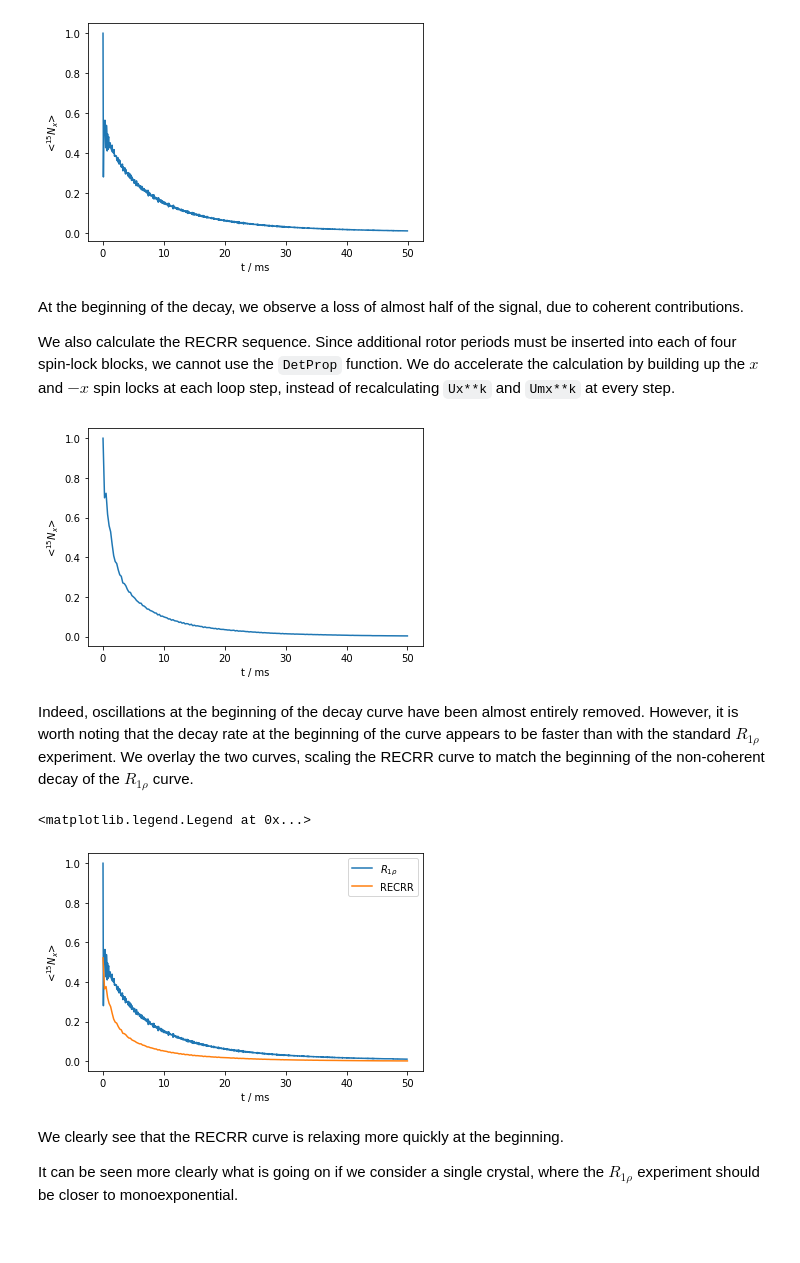
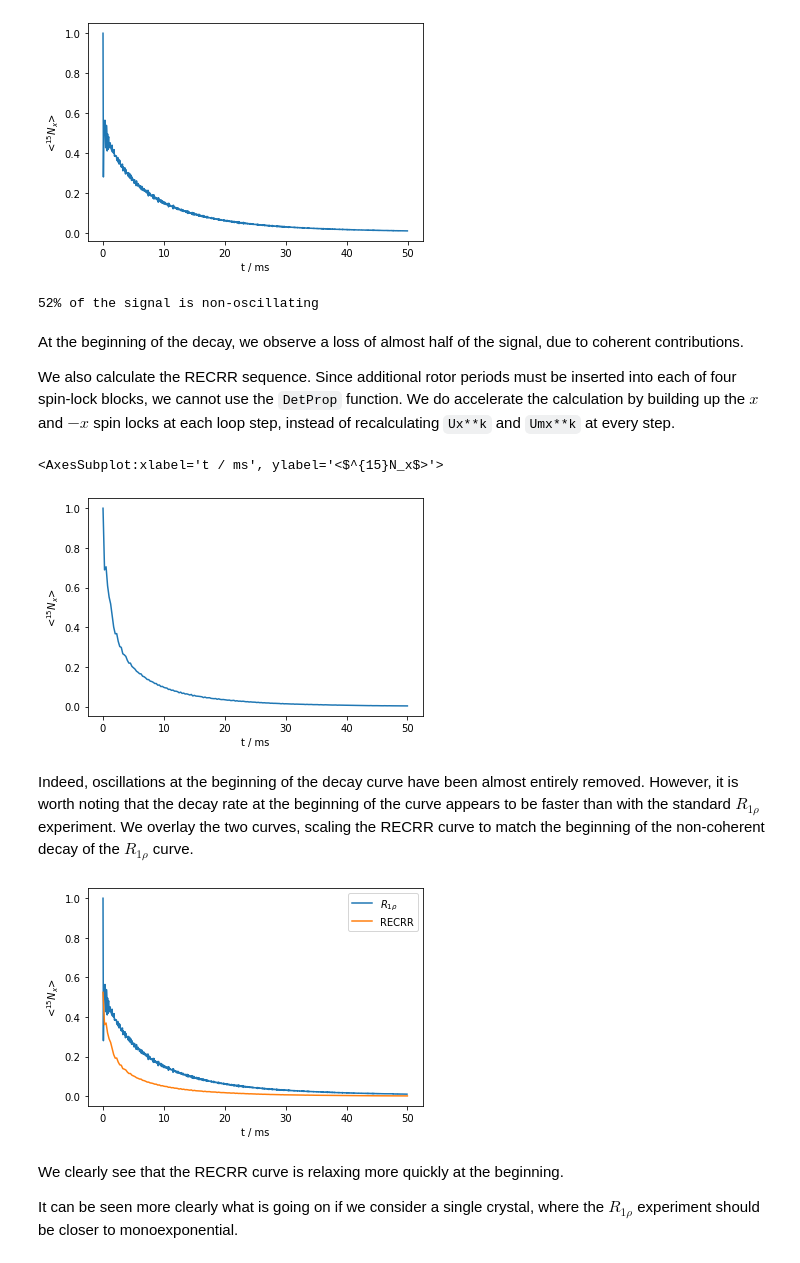
Before and after one commit to alsinmr/SLEEPY_tutorial, a Jupyter notebook: Chapters/Chapter3/Ch3_RECRR.ipynb, the cells around one changed output. Drawn from its saved outputs; the diff is of its cells as text; code cells hidden in the pictures.

```diff
--- a/Chapters/Chapter3/Ch3_RECRR.ipynb
+++ b/Chapters/Chapter3/Ch3_RECRR.ipynb
@@ -65,20 +84,11 @@ R1p.DetProp(Ux,n=800)
 _=R1p.plot()
 # %% [output]
 [figure]
+# %%
+print(f'{sc*100:.0f}% of the signal is non-oscillating')
+# %% [output]
+52% of the signal is non-oscillating
 # %% [markdown]
 At the beginning of the decay, we observe a loss of almost half of the signal, due to coherent contributions.
 
 We also calculate the RECRR sequence. Since additional rotor periods must be inserted into each of four spin-lock blocks, we cannot use the `DetProp` function. We do accelerate the calculation by building up the $x$ and $-x$ spin locks at each loop step, instead of recalculating `Ux**k` and `Umx**k` at every step.
-# %%
-Umx0=Umx
-Ux0=Ux
-RECRR()
-for k in range(200):
-    RECRR.reset()
-    (Umx0*Upimy*Umx0*Ux0*Upiy*Ux0*RECRR)()
-#     (Ux0*Upiy*Ux0*RECRR)()
-    Umx0=Umx*Umx0
-    Ux0=Ux*Ux0
-_=RECRR.plot()
-# %% [output]
-[figure, removed]
@@ -85,11 +108,15 @@ _=RECRR.plot()
+# %%
+RECRR.plot()
+# %% [output]
+<AxesSubplot:xlabel='t / ms', ylabel='<$^{15}N_x$>'>
+[figure, added]
 # %% [markdown]
 Indeed, oscillations at the beginning of the decay curve have been almost entirely removed. However, it is worth noting that the decay rate at the beginning of the curve appears to be faster than with the standard $R_{1\rho}$ experiment. We overlay the two curves, scaling the RECRR curve to match the beginning of the non-coherent decay of the $R_{1\rho}$ curve.
 # %%
 ax=R1p.plot()
 ax.plot(RECRR.t_axis*1e3,RECRR.I[0].real*sc)
-ax.legend((r'$R_{1\rho}$','RECRR'))
+_=ax.legend((r'$R_{1\rho}$','RECRR'))
 # %% [output]
-<matplotlib.legend.Legend at 0x...>
 [figure]
 # %% [markdown]
 We clearly see that the RECRR curve is relaxing more quickly at the beginning.
```
Also changed, not shown: parts of 11 cells of this notebook.
